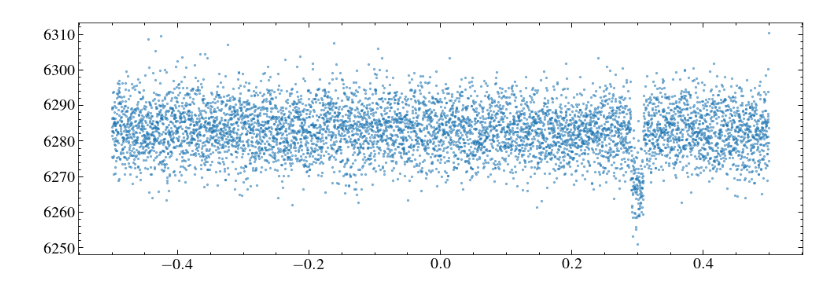
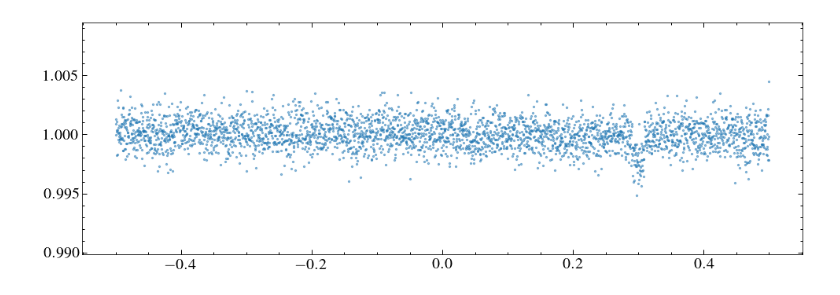
Before and after one commit to davidjwilson/gj1132, a Jupyter notebook: gj1132_tess.ipynb, the cells around one changed output. Saved outputs shown, nothing was run; the diff lists cells and outputs as text; code cells hidden in the pictures.

```diff
--- a/gj1132_tess.ipynb
+++ b/gj1132_tess.ipynb
@@ -35,10 +35,10 @@ for ft in tessfits:
     #cut_mask = (bk < 1.1*np.median(bk))
     lc = lk.LightCurve(time=t, flux=f, flux_err=e )
     lc = lc.remove_nans()
-    #lc.scatter()
+    lc.scatter()
     #pg  = lc.to_periodogram(method='bls')
     #pg.plot()
-    lcf = lc.fold(1.628930).bin(5)
-    lcf.scatter()
+    #lcf = lc.fold(1.628930).bin(5)
+    #lcf.scatter()
    # plt.axvline(1.628930)
 # %% [output]
@@ -65,8 +65,8 @@ for i, ft in enumerate(tessfits):
 lc = lc1.append(lc2)
 # %%
 lcf = lc.fold(1.628930).bin(5)
-plt.scatter(lcf.time, lcf.flux, s=5, rasterized=True, alpha=0.5)
+plt.scatter(lcf.time, lcf.flux/np.median(lcf.flux), s=5, rasterized=True, alpha=0.5)
 plt.tight_layout()
-plt.savefig('gj1132_tess_quicklook.png')
+#plt.savefig('gj1132_tess_quicklook.png')
 # %% [output]
-[figure, old version]
+[figure, new version]
```
Also changed, not shown: parts of 1 cell of this notebook, 7 other files.
